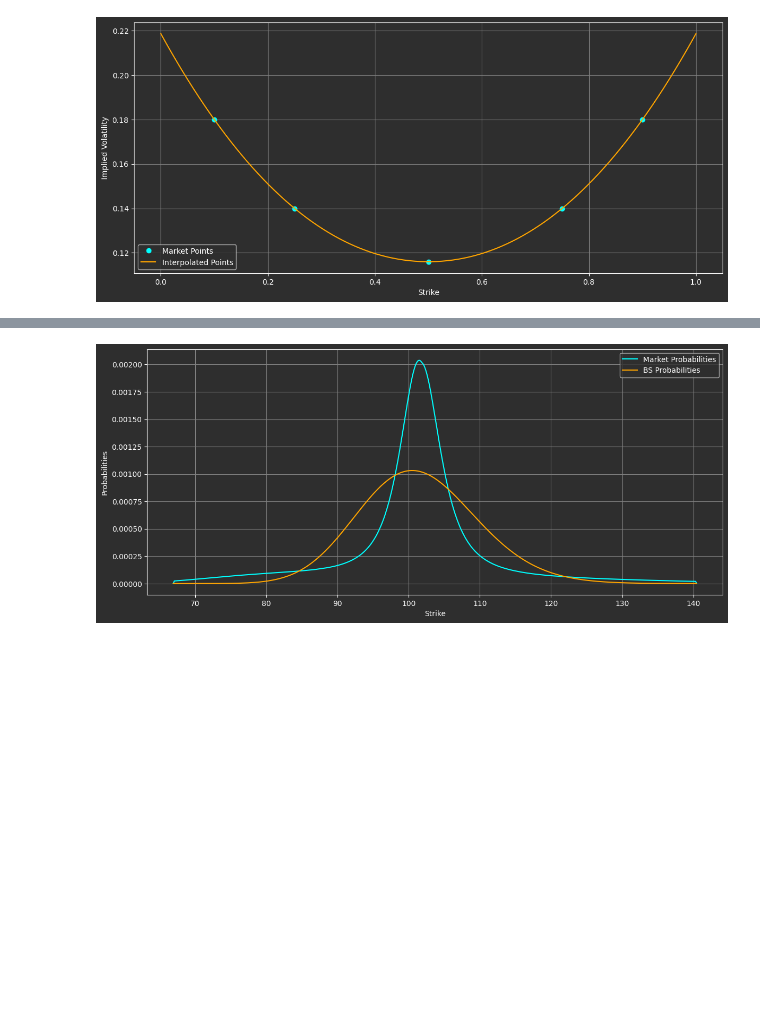
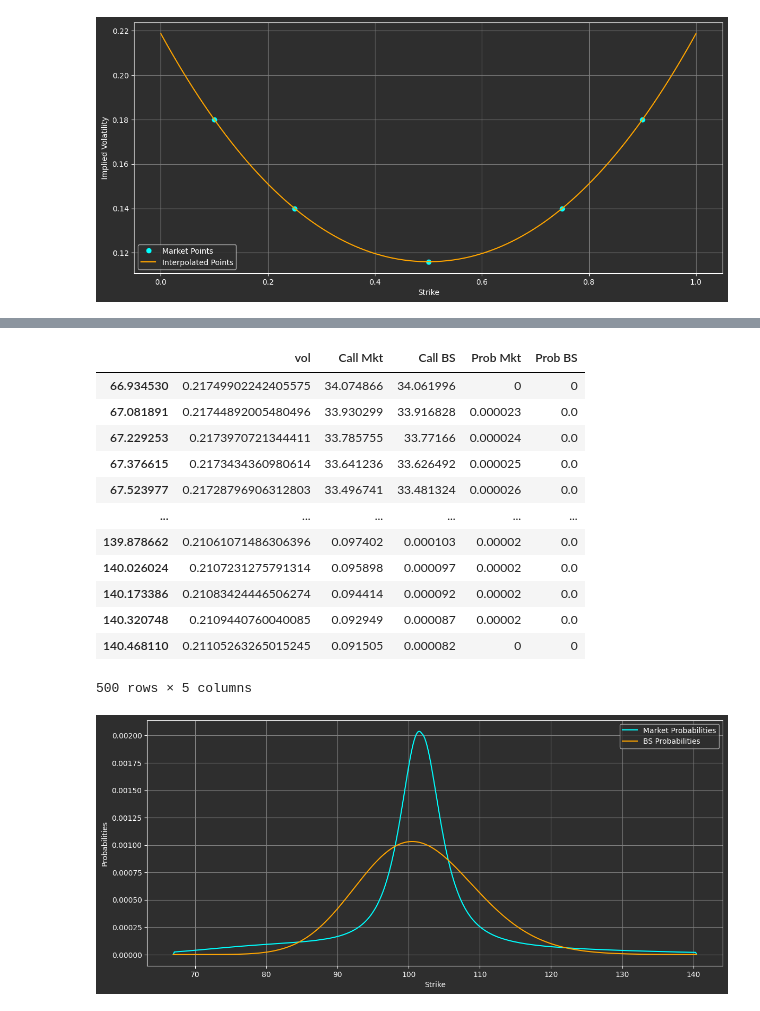
Before and after one commit to sylvioazevedo/modeling, a Jupyter notebook: bs_implied_distributions_deltas.ipynb, the cells around one changed output, grey strips where cells are left out. Saved outputs shown, nothing was run; the diff lists cells and outputs as text; code cells hidden in the pictures; blank space fills up the shorter version.

```diff
--- a/bs_implied_distributions_deltas.ipynb
+++ b/bs_implied_distributions_deltas.ipynb
@@ -231,6 +231,7 @@ plt.show()
 from scipy.interpolate import CubicSpline
 # %%
 vols = [0.18, 0.14, 0.116, 0.14, 0.18]
+deltas = [0.1, 0.25, 0.5, 0.75, 0.9]
 
 cs = CubicSpline(deltas, vols)
 
@@ -279,6 +303,22 @@ for i, strike in enumerate(strike_range):
 
         result.loc[strike, 'Prob Mkt'] = prob_mkt
         result.loc[strike, 'Prob BS'] = prob_bs
+# %%
+result
+# %% [output]
+|  | vol | Call Mkt | Call BS | Prob Mkt | Prob BS |
+| 66.934530 | 0.21749902242405575 | 34.074866 | 34.061996 | 0 | 0 |
+| 67.081891 | 0.21744892005480496 | 33.930299 | 33.916828 | 0.000023 | 0.0 |
+| 67.229253 | 0.2173970721344411 | 33.785755 | 33.77166 | 0.000024 | 0.0 |
+| 67.376615 | 0.2173434360980614 | 33.641236 | 33.626492 | 0.000025 | 0.0 |
+| 67.523977 | 0.21728796906312803 | 33.496741 | 33.481324 | 0.000026 | 0.0 |
+| ... | ... | ... | ... | ... | ... |
+| 139.878662 | 0.21061071486306396 | 0.097402 | 0.000103 | 0.00002 | 0.0 |
+| 140.026024 | 0.2107231275791314 | 0.095898 | 0.000097 | 0.00002 | 0.0 |
+| 140.173386 | 0.21083424446506274 | 0.094414 | 0.000092 | 0.00002 | 0.0 |
+| 140.320748 | 0.2109440760040085 | 0.092949 | 0.000087 | 0.00002 | 0.0 |
+| 140.468110 | 0.21105263265015245 | 0.091505 | 0.000082 | 0 | 0 |
+500 rows × 5 columns
 # %%
 # Plot probabilities
 plt.figure(figsize=(14,6))
```
Also changed, not shown: parts of 1 cell of this notebook, 6 other files.
